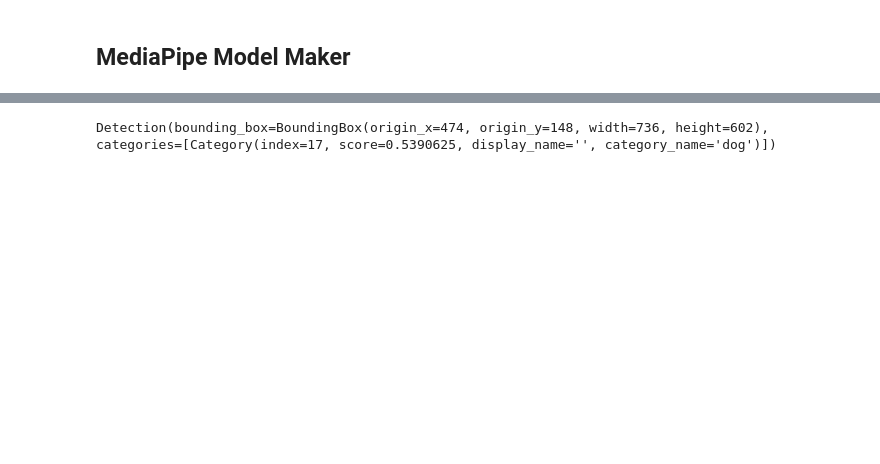
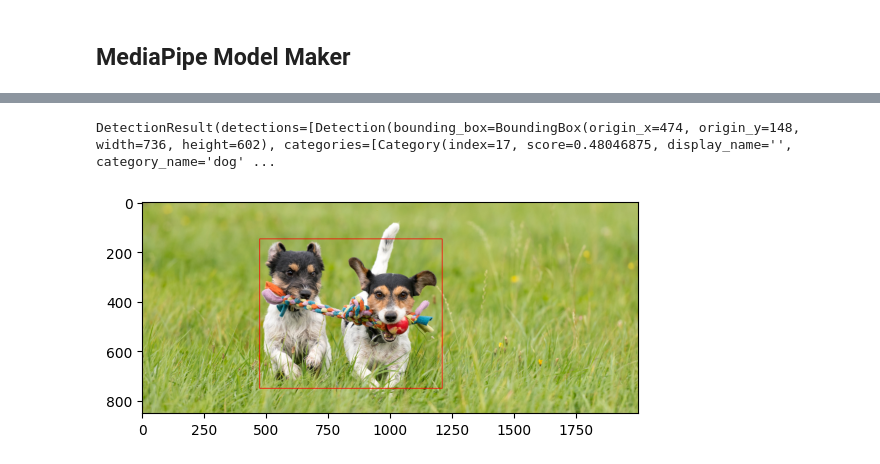
Before and after one commit to kXborg/MediaPipe-Model-Maker, a Jupyter notebook: MediaPipe_Model_Maker.ipynb, the cells around one changed output, grey strips where cells are left out. Drawn from its saved outputs; the diff is of its cells as text; code cells hidden in the pictures; blank space fills up the shorter version.

```diff
--- a/MediaPipe_Model_Maker.ipynb
+++ b/MediaPipe_Model_Maker.ipynb
@@ -7,4 +7,5 @@ ModuleNotFoundError: No module named 'tflite_support.task'
 # %%
-detector = task.vision.ObjectDetector.create_from_file('lite-model_efficientdet_lite2_detection_metadata_1.tflite')
+detector = vision.ObjectDetector.create_from_file('lite-model_efficientdet_lite2_detection_metadata_1.tflite')
 # %%
-tensor_image = task.vision.TensorImage.create_from_file('dogs.jpg')
+tensor_image = vision.TensorImage.create_from_file('dogs.jpg')
+results = detector.detect(tensor_image)
@@ -13,15 +12,28 @@ results = detector.detect(tensor_image)
 # %%
-results.detections[0]
+results
 # %% [output]
-Detection(bounding_box=BoundingBox(origin_x=474, origin_y=148, width=736, height=602), categories=[Category(index=17, score=0.5390625, display_name='', category_name='dog')])
+DetectionResult(detections=[Detection(bounding_box=BoundingBox(origin_x=474, origin_y=148, width=736, height=602), categories=[Category(index=17, score=0.48046875, display_name='', category_name='dog' ...
 # %%
-for detection in results:
-  x1 = detection.bounding_box.origin_x
-  y1 = detection.bounding_box.origin_y
-  width = detection.bounding_box.width
-  height = detection.bounding_box.height
-  x2 = x1 + width
-  y2 = y1 + height
-  category = detection.categories.category_name
+def visualize(img, results, conf_thresh = 0.25):
+  canvas = img.copy()
+  for detection in results.detections:
+    x1 = detection.bounding_box.origin_x
+    y1 = detection.bounding_box.origin_y
+    width = detection.bounding_box.width
+    height = detection.bounding_box.height
+    x2 = x1 + width
+    y2 = y1 + height
+    score = detection.categories[0].score
+    category = detection.categories[0].category_name
 
-  print(f"Object : {category} Box dimensions: ({x1},{y1}),({x2},{y2})")
+    if score > conf_thresh:
+      cv2.rectangle(canvas, (x1, y1), (x2, y2), (0,0,255), 2)
+
+    # print(f"Object : {category} Box dimensions: ({x1},{y1}),({x2},{y2})")
+  return canvas
+# %%
+img1 = cv2.imread('dogs.jpg')
+res1 = visualize(img1, results)
+plt.imshow(res1[...,::-1]);
+# %% [output]
+[figure, added]
```
Also changed, not shown: parts of 5 cells of this notebook, 1 other file.
